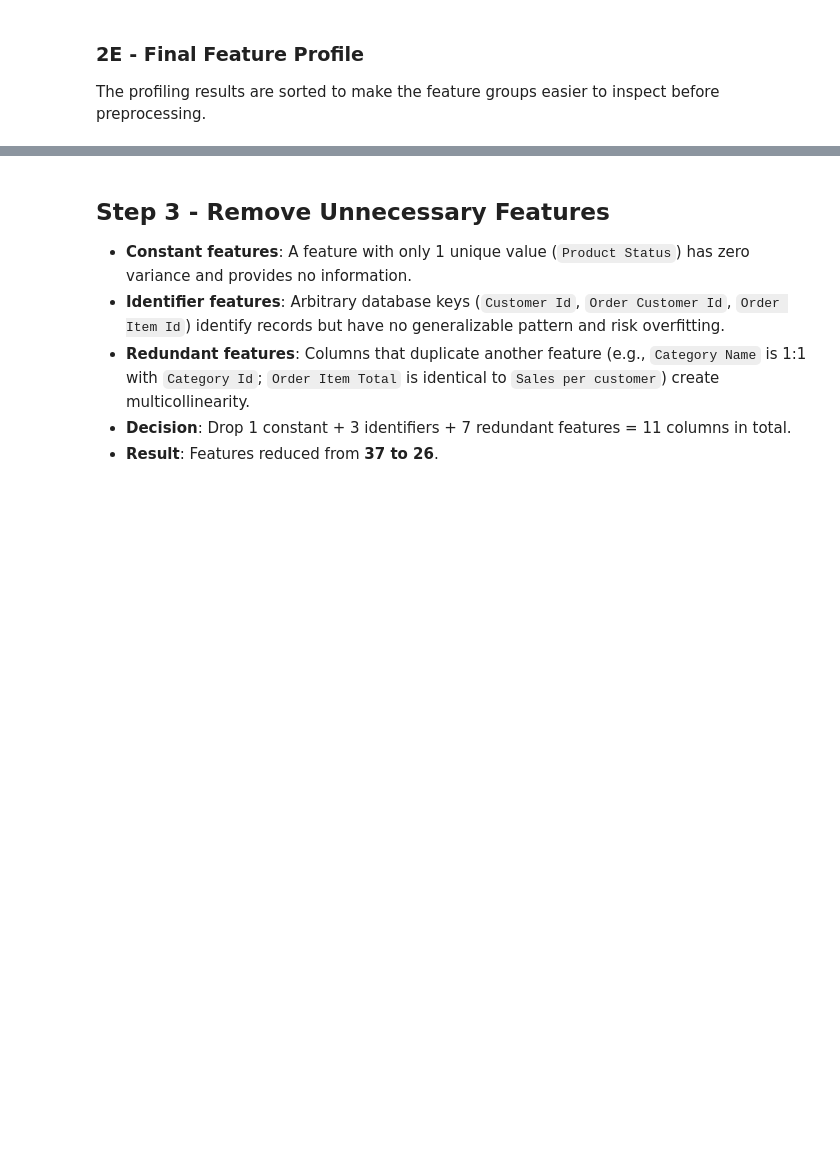
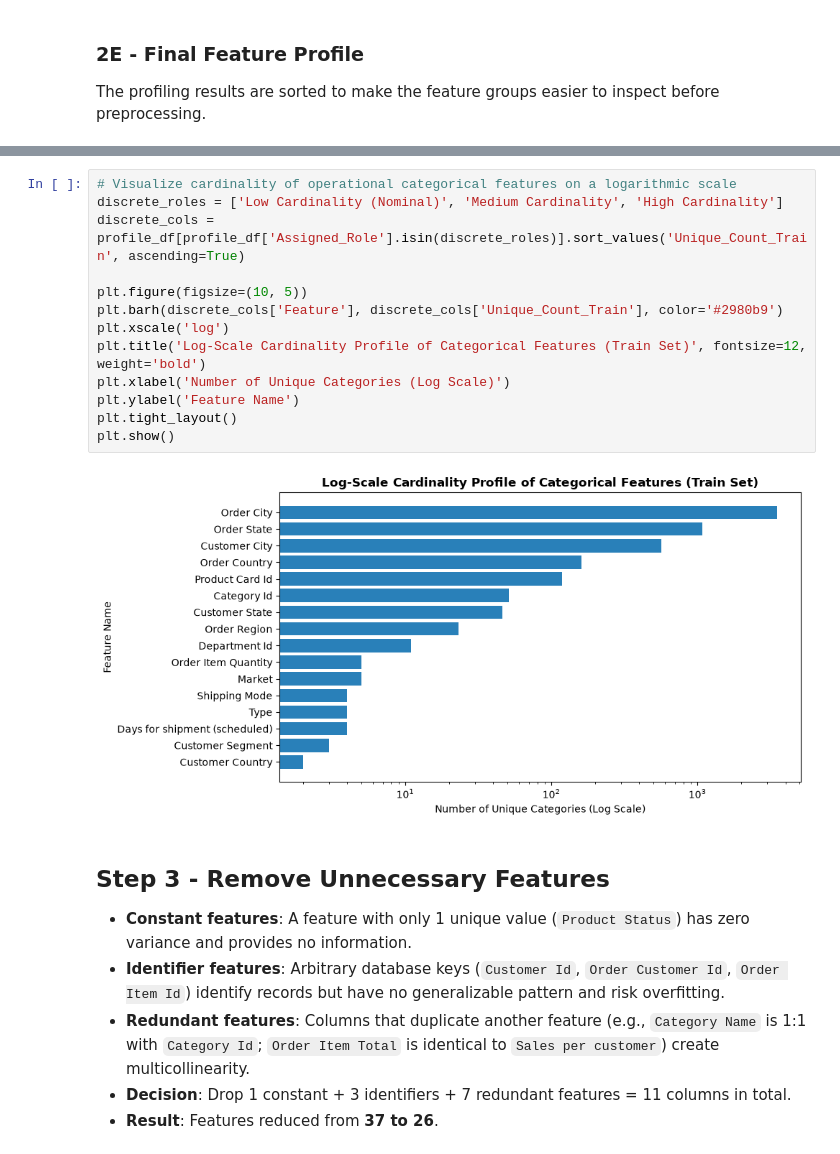
Before and after one commit to thamidu02/supply_chain_ML_model, a Jupyter notebook: test.ipynb, the cells around one changed output, grey strips where cells are left out. Drawn from its saved outputs; the diff is of its cells as text; blank space fills up the shorter version.

Commit message:
feat(categorical): restore log-scale cardinality visualization in step 2

```diff
--- a/test.ipynb
+++ b/test.ipynb
@@ -897,6 +925,21 @@ display(profile_df)
 | 34 | Order Item Total | float64 | 2846 | 2083 | 0 | 1.968 | ... |
 | 35 | Order Profit Per Order | float64 | 20486 | 11669 | 0 | 14.162 | ... |
 | 36 | Product Status | int64 | 1 | 1 | 0 | 0.001 | ... |
+# %%
+# Visualize cardinality of operational categorical features on a logarithmic scale
+discrete_roles = ['Low Cardinality (Nominal)', 'Medium Cardinality', 'High Cardinality']
+discrete_cols = profile_df[profile_df['Assigned_Role'].isin(discrete_roles)].sort_values('Unique_Count_Train', ascending=True)
+
+plt.figure(figsize=(10, 5))
+plt.barh(discrete_cols['Feature'], discrete_cols['Unique_Count_Train'], color='#2980b9')
+plt.xscale('log')
+plt.title('Log-Scale Cardinality Profile of Categorical Features (Train Set)', fontsize=12, weight='bold')
+plt.xlabel('Number of Unique Categories (Log Scale)')
+plt.ylabel('Feature Name')
+plt.tight_layout()
+plt.show()
+# %% [output]
+[figure, added]
 # %% [markdown]
 ## Step 3 - Remove Unnecessary Features
 
```
Also changed, not shown: parts of 4 cells of this notebook.
